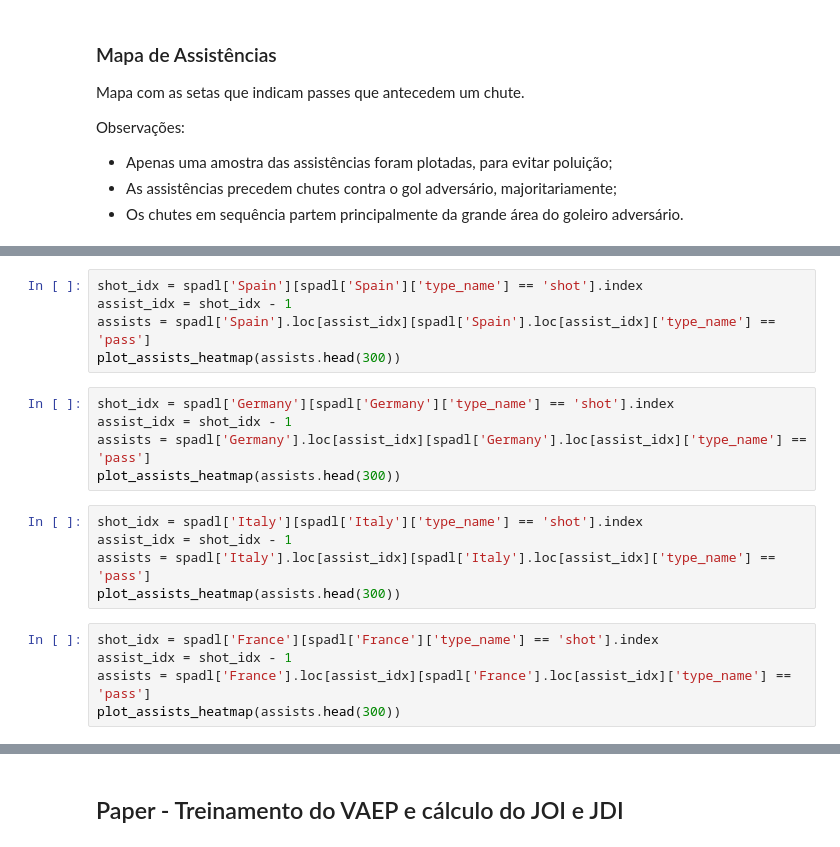
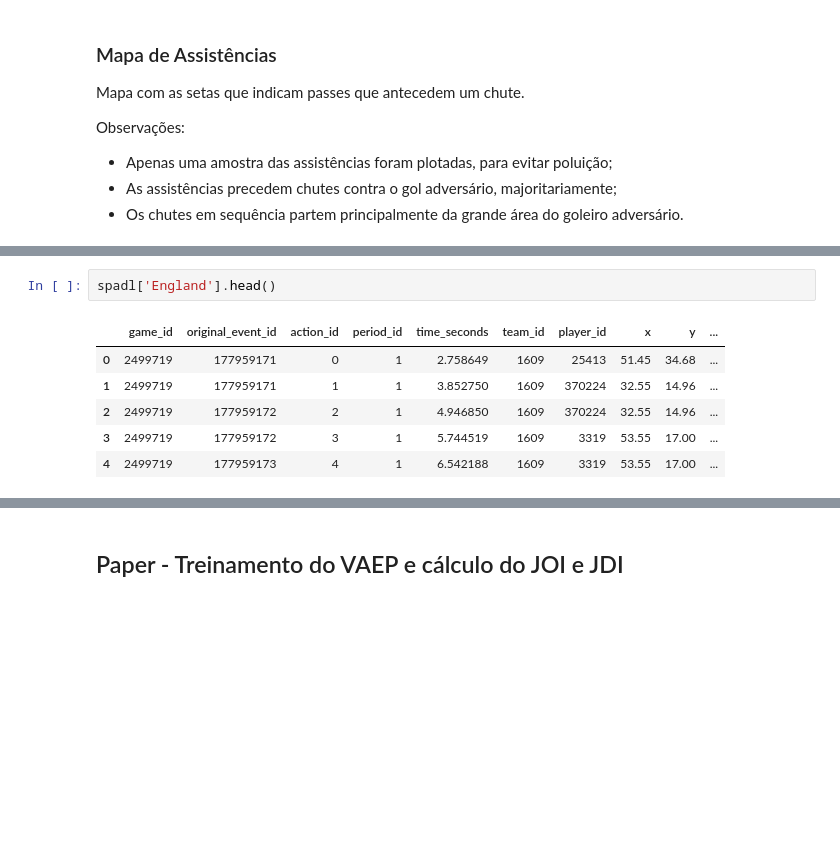
Before and after one commit to vinisilvag/cdaf-projeto, a Jupyter notebook: main.ipynb, the cells around one changed output, grey strips where cells are left out. Drawn from its saved outputs; the diff is of its cells as text; blank space fills up the shorter version.

```diff
--- a/main.ipynb
+++ b/main.ipynb
@@ -368,23 +290,12 @@ plot_assists_heatmap(assists.head(300))
-# %%
-shot_idx = spadl['Spain'][spadl['Spain']['type_name'] == 'shot'].index
-assist_idx = shot_idx - 1
-assists = spadl['Spain'].loc[assist_idx][spadl['Spain'].loc[assist_idx]['type_name'] == 'pass']
-plot_assists_heatmap(assists.head(300))
-# %%
-shot_idx = spadl['Germany'][spadl['Germany']['type_name'] == 'shot'].index
-assist_idx = shot_idx - 1
-assists = spadl['Germany'].loc[assist_idx][spadl['Germany'].loc[assist_idx]['type_name'] == 'pass']
-plot_assists_heatmap(assists.head(300))
-# %%
-shot_idx = spadl['Italy'][spadl['Italy']['type_name'] == 'shot'].index
-assist_idx = shot_idx - 1
-assists = spadl['Italy'].loc[assist_idx][spadl['Italy'].loc[assist_idx]['type_name'] == 'pass']
-plot_assists_heatmap(assists.head(300))
-# %%
-shot_idx = spadl['France'][spadl['France']['type_name'] == 'shot'].index
-assist_idx = shot_idx - 1
-assists = spadl['France'].loc[assist_idx][spadl['France'].loc[assist_idx]['type_name'] == 'pass']
-plot_assists_heatmap(assists.head(300))
+# %%
+spadl['England'].head()
+# %% [output]
+|  | game_id | original_event_id | action_id | period_id | time_seconds | team_id | player_id | x | y | ... |
+| 0 | 2499719 | 177959171 | 0 | 1 | 2.758649 | 1609 | 25413 | 51.45 | 34.68 | ... |
+| 1 | 2499719 | 177959171 | 1 | 1 | 3.852750 | 1609 | 370224 | 32.55 | 14.96 | ... |
+| 2 | 2499719 | 177959172 | 2 | 1 | 4.946850 | 1609 | 370224 | 32.55 | 14.96 | ... |
+| 3 | 2499719 | 177959172 | 3 | 1 | 5.744519 | 1609 | 3319 | 53.55 | 17.00 | ... |
+| 4 | 2499719 | 177959173 | 4 | 1 | 6.542188 | 1609 | 3319 | 53.55 | 17.00 | ... |
 # %%
 games = select_random_games(spadl)
 print("Partidas selecionadas:", games)
```
Also changed, not shown: parts of 46 cells of this notebook, 1 other file.
